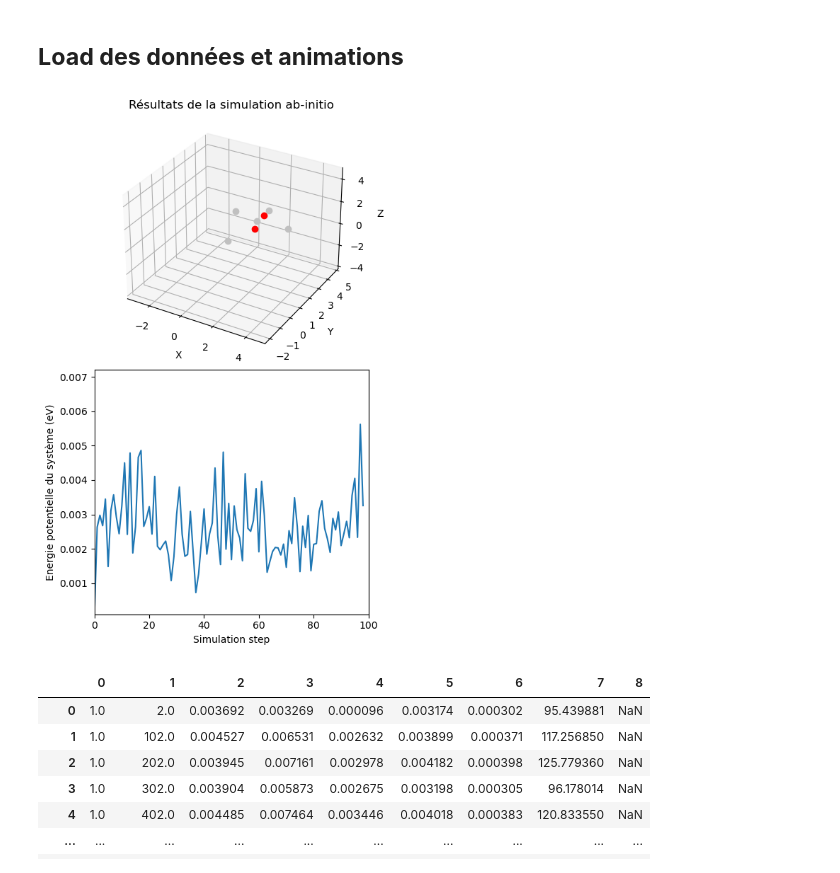
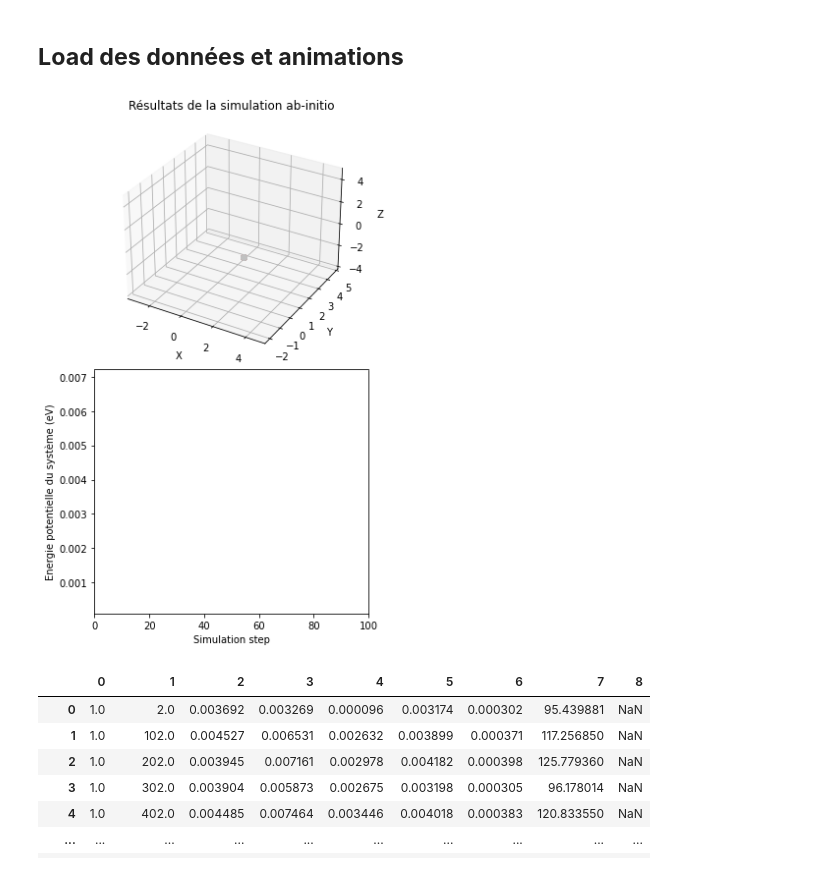
Before and after one commit to LoanRenaud/zundel, a Jupyter notebook: Zundel_Ion.ipynb, the cells around one changed output. Saved outputs shown, nothing was run; the diff lists cells and outputs as text; code cells hidden in the pictures.

```diff
--- a/Zundel_Ion.ipynb
+++ b/Zundel_Ion.ipynb
@@ -132,35 +132,35 @@ ax.set_ylabel('Y')
 ax.set_zlim3d([np.min(dataset[:, :, 3][:N]), np.max(dataset[:, :, 3][:N])])
 ax.set_zlabel('Z')
 
 ax.set_title('Résultats de la simulation ab-initio')
 
 plt.tight_layout()
 
 # Données de l'énergie
 x = range(N)
 y = energies[:N]
 
 # Données 3D
 data=[]
 lines=[]
 colors=['r', 'r', 'silver','silver', 'silver', 'silver', 'silver'] #couleur des atomes
 for i in range(dataset.shape[1]):
     coord=dataset[:, i][:N]
     X=coord[:, 1]
     Y=coord[:, 2]
     Z=coord[:, 3]
     data.append(transform_data(X, Y, Z))
 
     lines.append(ax.plot(data[0][0,0:1], data[0][1,0:1], data[0][2,0:1], 'o', color=colors[i])[0])
 
 # Objet d'animation
 ani = animation.FuncAnimation(fig, update_both, len(X), fargs=(data, lines),
                               interval=100, blit=False)
 
-ani.save('ab-initio.mp4')
+# ani.save('ab-initio.mp4')
 plt.show()
 # %% [output]
-[figure, old version]
+[figure, new version]
 # %%
 dataset=dataset
 # %%
```
Also changed, not shown: parts of 17 cells of this notebook.
